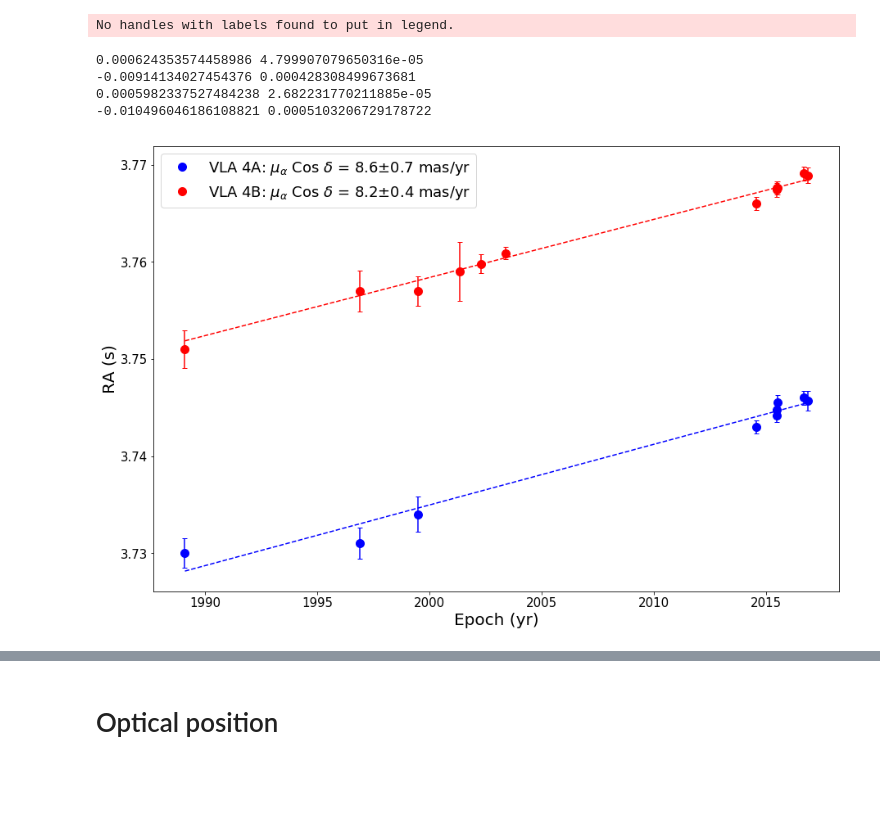
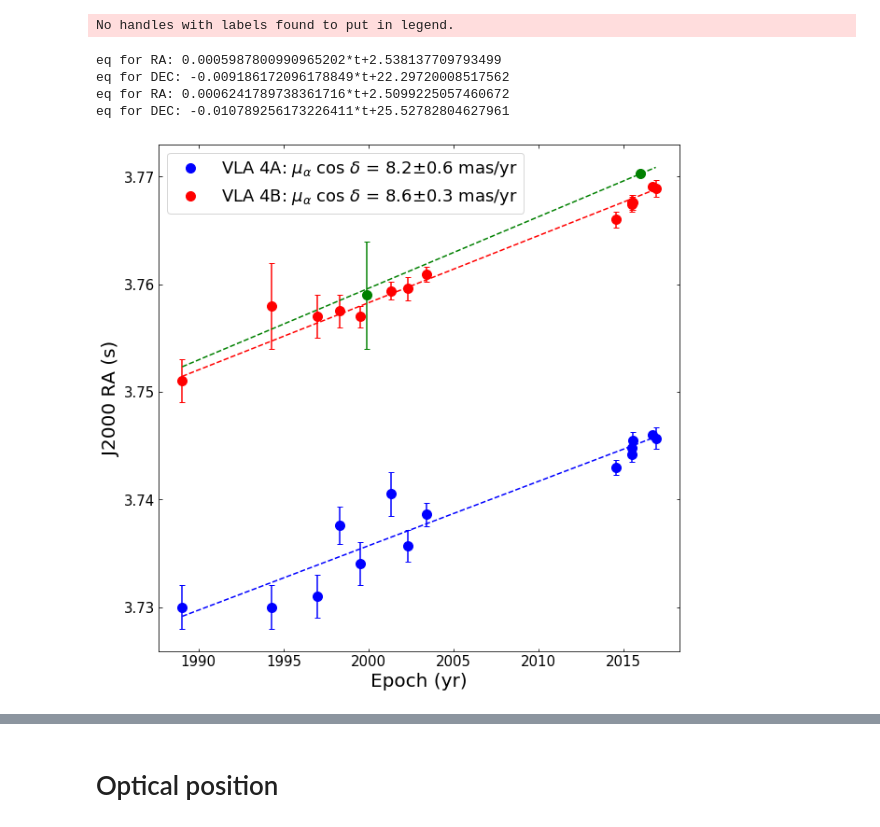
Before and after one commit to IAA-CSIC/dragom, a Jupyter notebook: SVS 13 Parameters.ipynb, the cells around one changed output, grey strips where cells are left out. Cells and saved outputs as stored; diff of their text form; code cells hidden in the pictures; blank space fills up the shorter version.

```diff
--- a/SVS 13 Parameters.ipynb
+++ b/SVS 13 Parameters.ipynb
@@ -15,0 +26,2 @@ from uncertainties.umath import *
+# %%
+data_in='/home/akdiaz/Documents/Trabajo/SVS13/Images/VLA/proper_motions/'
@@ -15,0 +74,14 @@ from uncertainties.umath import *
+# %%
+a=0.2
+ax=plt.figure(figsize=(10,10))
+#ax.text(0.15, 0.7, '+0.2 arcsec', fontsize=15)
+plt.tick_params(right=True, top=True,direction='in')
+plt.xlabel('Epoch (yr)',fontsize=20)
+plt.ylabel('$\Delta$Dec (arcsec)',fontsize=20)
+plt.errorbar(time,difDEC_A, xerr=None,yerr=E_DEC_A, fmt='ob', capsize=3, ms=10,label='VLA 4A')
+plt.errorbar(time,difDEC_B+a, xerr=None,yerr=E_DEC_B, fmt='or', capsize=3, ms=10,label='VLA 4B+0.2 arcsec')
+plt.plot(time,dif_teo_DEC_A,'--b')
+plt.plot(time,dif_teo_DEC_B+a,'--r')
+plt.ylim(-0.1,0.4)
+plt.legend(fontsize=18)
+plt.savefig('DEC-dif.png',bbox='tight')
@@ -144,12 +248,18 @@ plot_movements(file_A, file_B)
 # %%
-data_in='/home/akdiaz/Documents/Trabajo/SVS13/Images/VLA/proper motions/'
-file_A = data_in + 'pm-A-best.dat'
-file_B = data_in + 'pm-B-best.dat'
-proper_motions([file_A, file_B],['VLA 4A', 'VLA 4B'],['b','r'],31)
+#gaia EDR3
+data_in='/home/akdiaz/Documents/Trabajo/SVS13/Images/VLA/proper_motions/'
+file_A = data_in + 'pm-A-all-final.dat'
+file_B = data_in + 'pm-B-all-final.dat'
+file_extra = data_in + 'pm-GAIA3&2MASS.dat'
+a1 = 9.982287690504483/15/1000
+b1= 3.77027 - a1*2016
+a2=-13.016093571446266/1000
+b2= 3.73927-a2*2016
+proper_motions([file_A, file_B],'-final-gaia3',['VLA 4A', 'VLA 4B'],['b','r','g'],31,file_extra,[a1,b1,a2,b2])
 # %% [output]
 No handles with labels found to put in legend.
-0.000624353574458986 4.799907079650316e-05
--0.00914134027454376 0.000428308499673681
-0.0005982337527484238 2.682231770211885e-05
--0.010496046186108821 0.0005103206729178722
+eq for RA: 0.0005987800990965202*t+2.538137709793499
+eq for DEC: -0.009186172096178849*t+22.29720008517562
+eq for RA: 0.0006241789738361716*t+2.5099225057460672
+eq for DEC: -0.010789256173226411*t+25.52782804627961
-[figure, old version]
+[figure, new version]
```
Also changed, not shown: parts of 64 cells of this notebook.
